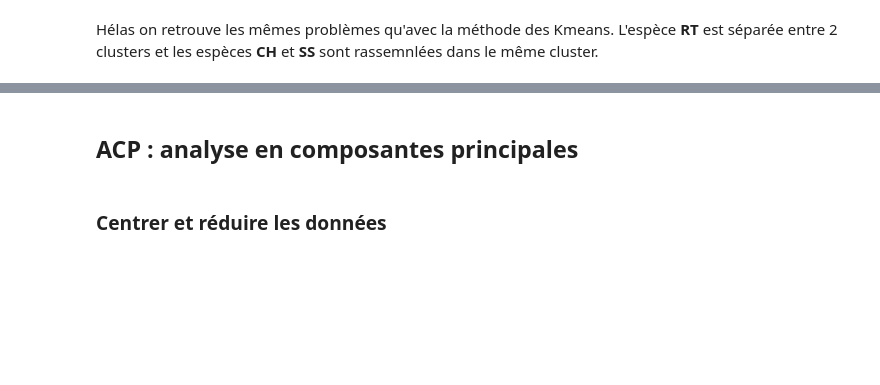
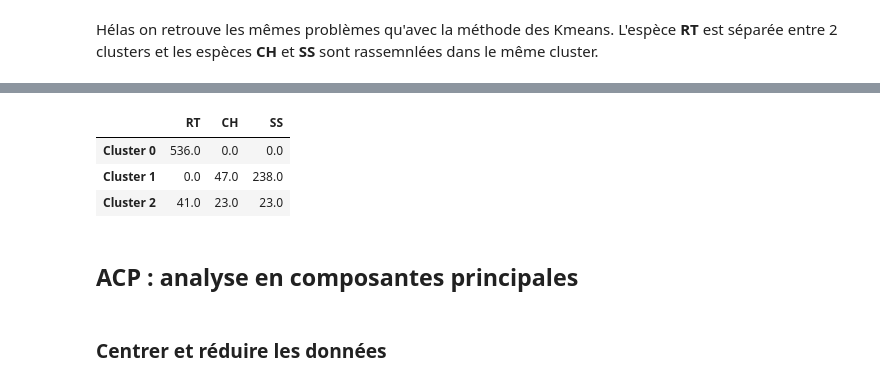
Before and after one commit to BaptisteMahe/ECMDataInterpretation, a Jupyter notebook: Projet-faucons.ipynb, the cells around one changed output, grey strips where cells are left out. Cells and saved outputs as stored; diff of their text form; code cells hidden in the pictures; blank space fills up the shorter version.

```diff
--- a/Projet-faucons.ipynb
+++ b/Projet-faucons.ipynb
@@ -360,3 +374,23 @@ Hélas on retrouve les mêmes problèmes qu'avec la méthode des Kmeans. L'espè
+# %%
+data_gm['Species'] = data_new['Species']
+species = data_gm.Species.unique()
+
+categs = np.zeros((3, 3))
+
+for i in range(len(data_gm)):
+    faucon = data_gm.loc[i]
+
+    for j in range(len(species)):
+        if (faucon.Species == species[j]):
+            categs[faucon.Clusters][j] += 1
+
+df_gm = pd.DataFrame(categs, index = ['Cluster 0', 'Cluster 1', 'Cluster 2'], columns = species)
+df_gm
+# %% [output]
+|  | RT | CH | SS |
+| Cluster 0 | 536.0 | 0.0 | 0.0 |
+| Cluster 1 | 0.0 | 47.0 | 238.0 |
+| Cluster 2 | 41.0 | 23.0 | 23.0 |
 # %% [markdown]
 ## ACP : analyse en composantes principales
 # %%
```
Also changed, not shown: parts of 6 cells of this notebook.
